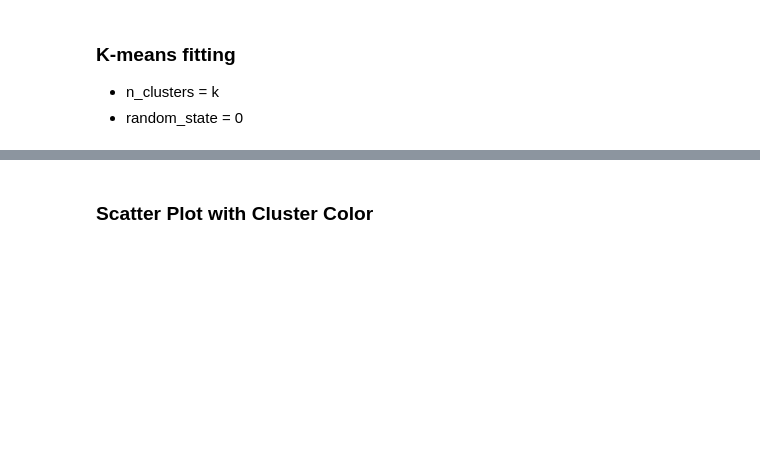
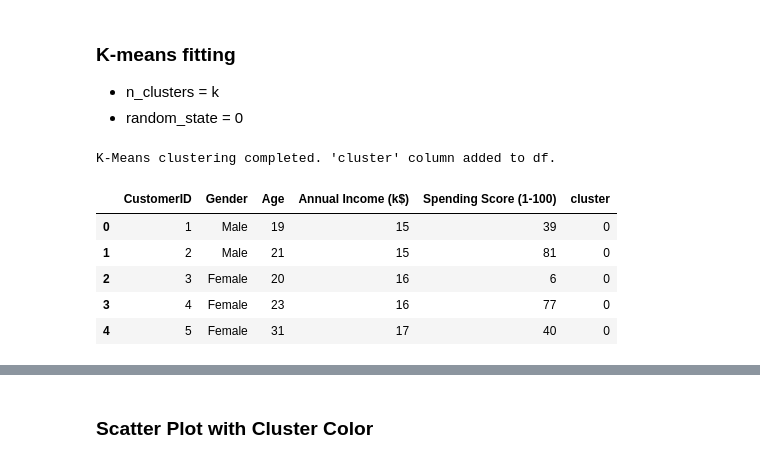
Before and after one commit to odbayar2/AI-repository, a Jupyter notebook: 24102631_톡토흐바야르 오드바야르.ipynb, the cells around one changed output, grey strips where cells are left out. Saved outputs shown, nothing was run; the diff lists cells and outputs as text; code cells hidden in the pictures; blank space fills up the shorter version.

```diff
--- a/24102631_톡토흐바야르 오드바야르.ipynb
+++ b/24102631_톡토흐바야르 오드바야르.ipynb
@@ -96,0 +83,36 @@ df['cluster'] = pred
+# %%
+import pandas as pd
+from sklearn.preprocessing import StandardScaler
+from sklearn.cluster import KMeans
+
+# Ensure df is loaded (making the cell self-contained)
+df = pd.read_csv('https://raw.githubusercontent.com/wonseok-hong/DAP_TA/main/Mall_Customers.csv')
+
+# Prepare data (making the cell self-contained)
+scaler = StandardScaler()
+data = df[['Annual Income (k$)', 'Spending Score (1-100)']]
+data = pd.DataFrame(scaler.fit_transform(data), columns=data.columns)
+
+k = 3
+
+model = KMeans(n_clusters=k, random_state=0, n_init='auto')
+
+# fitting
+model.fit(data)
+
+# predicting
+pred = model.predict(data)
+
+df['cluster'] = pred
+
+print("K-Means clustering completed. 'cluster' column added to df.")
+# Display the head of df with the new 'cluster' column to confirm
+display(df.head())
+# %% [output]
+K-Means clustering completed. 'cluster' column added to df.
+|  | CustomerID | Gender | Age | Annual Income (k$) | Spending Score (1-100) | cluster |
+| 0 | 1 | Male | 19 | 15 | 39 | 0 |
+| 1 | 2 | Male | 21 | 15 | 81 | 0 |
+| 2 | 3 | Female | 20 | 16 | 6 | 0 |
+| 3 | 4 | Female | 23 | 16 | 77 | 0 |
+| 4 | 5 | Female | 31 | 17 | 40 | 0 |
```
Also changed, not shown: parts of 10 cells of this notebook.
